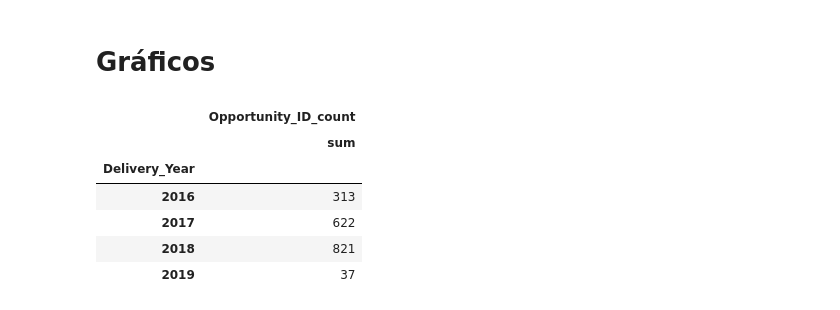
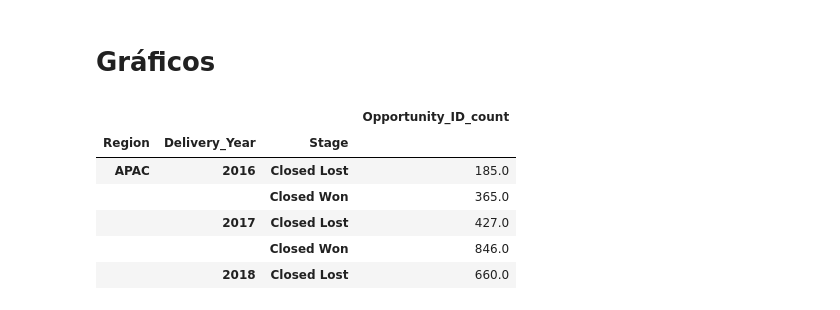
Before and after one commit to MauricioFIUBA/TP1OrganizacionDeDatos, a Jupyter notebook: Analisis_4.ipynb, the cells around one changed output. Drawn from its saved outputs; the diff is of its cells as text; code cells hidden in the pictures.

```diff
--- a/Analisis_4.ipynb
+++ b/Analisis_4.ipynb
@@ -148,12 +216,12 @@ closed['Opportunity_ID_count'].sum()
+# %%
+closed.head()
+# %% [output]
+|  |  |  | Opportunity_ID_count |
+| Region | Delivery_Year | Stage |  |
+| APAC | 2016 | Closed Lost | 185.0 |
+|  |  | Closed Won | 365.0 |
+|  | 2017 | Closed Lost | 427.0 |
+|  |  | Closed Won | 846.0 |
+|  | 2018 | Closed Lost | 660.0 |
 # %%
-x0=closed.loc[(closed['Region']=='Americas')&(closed['Stage']=='Closed Won')].groupby(['Delivery_Year'])\
-.agg({'Opportunity_ID_count':['sum']}).dropna()
-x0
+closed = closed.groupby(by=['Region', 'Delivery_Year', 'Stage']).agg({'Opportunity_ID_count': ['sum']}).dropna()
-# %% [output]
-|  | Opportunity_ID_count |
-|  | sum |
-| Delivery_Year |  |
-| 2016 | 313 |
-| 2017 | 622 |
-| 2018 | 821 |
-| 2019 | 37 |
```
Also changed, not shown: parts of 32 cells of this notebook, 1 other file.
